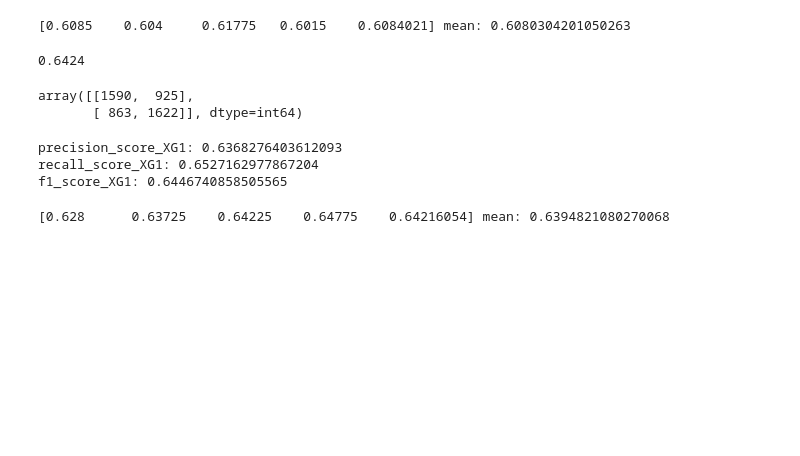
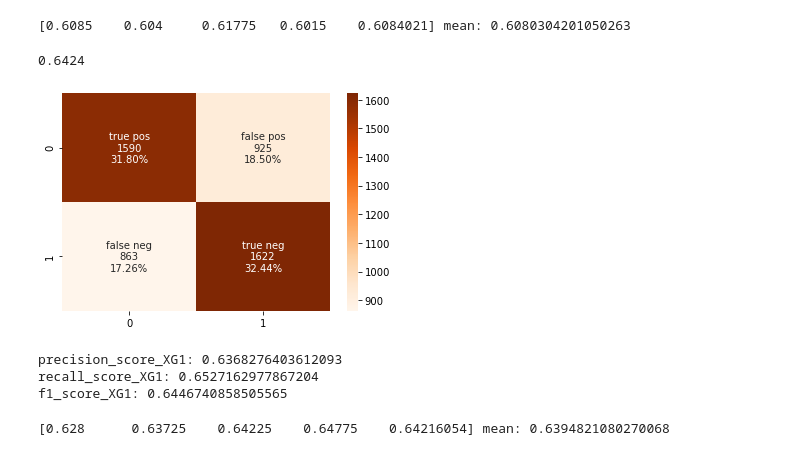
Before and after one commit to Yehudit-Brickner/data_science_end_of_year1_project, a Jupyter notebook: dogs vs cats 9.8.21 .ipynb, the cells around one changed output. Cells and saved outputs as stored; diff of their text form; code cells hidden in the pictures; blank space fills up the shorter version.

```diff
--- a/dogs vs cats 9.8.21 .ipynb
+++ b/dogs vs cats 9.8.21 .ipynb
@@ -299,10 +309,9 @@ accuracy_XG1
 0.6424
 # %%
 mat_XG1=confusion_matrix(y_test_set, y_pred_XG1)
-mat_XG1
+confussion_matrix(mat_XG1)
 # %% [output]
-array([[1590,  925],
-       [ 863, 1622]], dtype=int64)
+[figure, added]
 # %%
 print("precision_score_XG1:",precision_score(y_test_set, y_pred_XG1))
 print("recall_score_XG1:",recall_score(y_test_set, y_pred_XG1))
```
Also changed, not shown: parts of 7 cells of this notebook, 4 other files.
